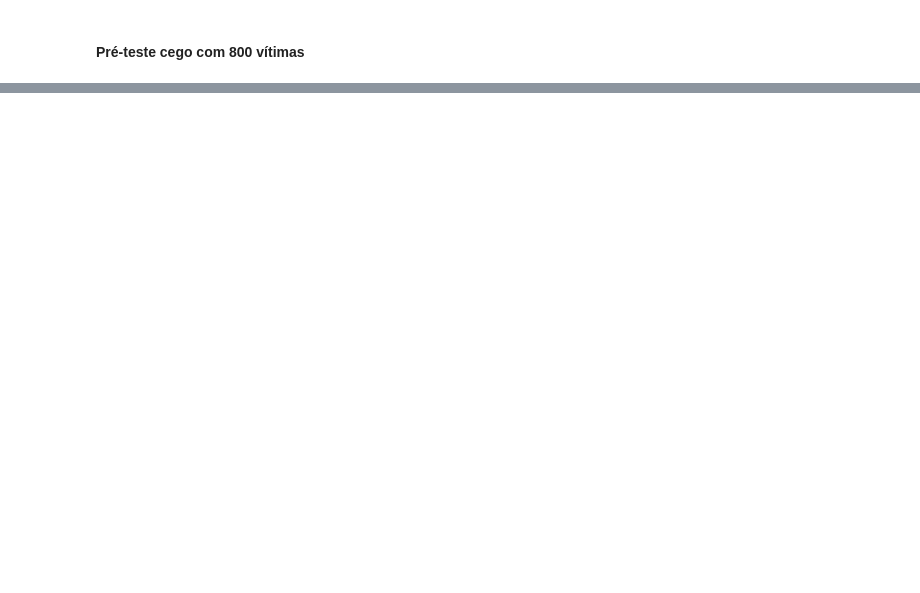
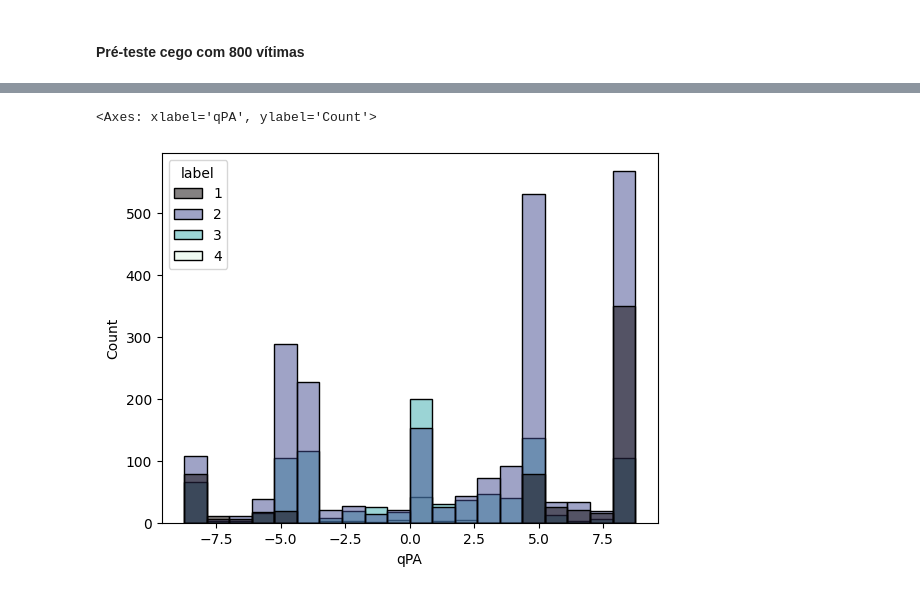
Before and after one commit to tacla/VictimSim2, a Jupyter notebook: ex02_random_dfs/notebooks/classificadores.ipynb, the cells around one changed output, grey strips where cells are left out. Cells and saved outputs as stored; diff of their text form; code cells hidden in the pictures; blank space fills up the shorter version.

```diff
--- a/ex02_random_dfs/notebooks/classificadores.ipynb
+++ b/ex02_random_dfs/notebooks/classificadores.ipynb
@@ -290,0 +275,6 @@ joblib.dump(clf, 'decision_tree_model.joblib')
+# %%
+#Load the dataset
+df_victims = pd.read_csv('env_vital_signals.txt',header=None)
+# %%
+#Set the column names
+df_victims.columns = ['Id','pSist','pDiast','qPA','pulso','resp','grav','label']
@@ -290,0 +292,5 @@ joblib.dump(clf, 'decision_tree_model.joblib')
+# %%
+sns.histplot(data=df_victims, x='qPA',hue='label', bins=20, palette='mako')
+# %% [output]
+<Axes: xlabel='qPA', ylabel='Count'>
+[figure, added]
```
Also changed, not shown: parts of 55 cells of this notebook.
